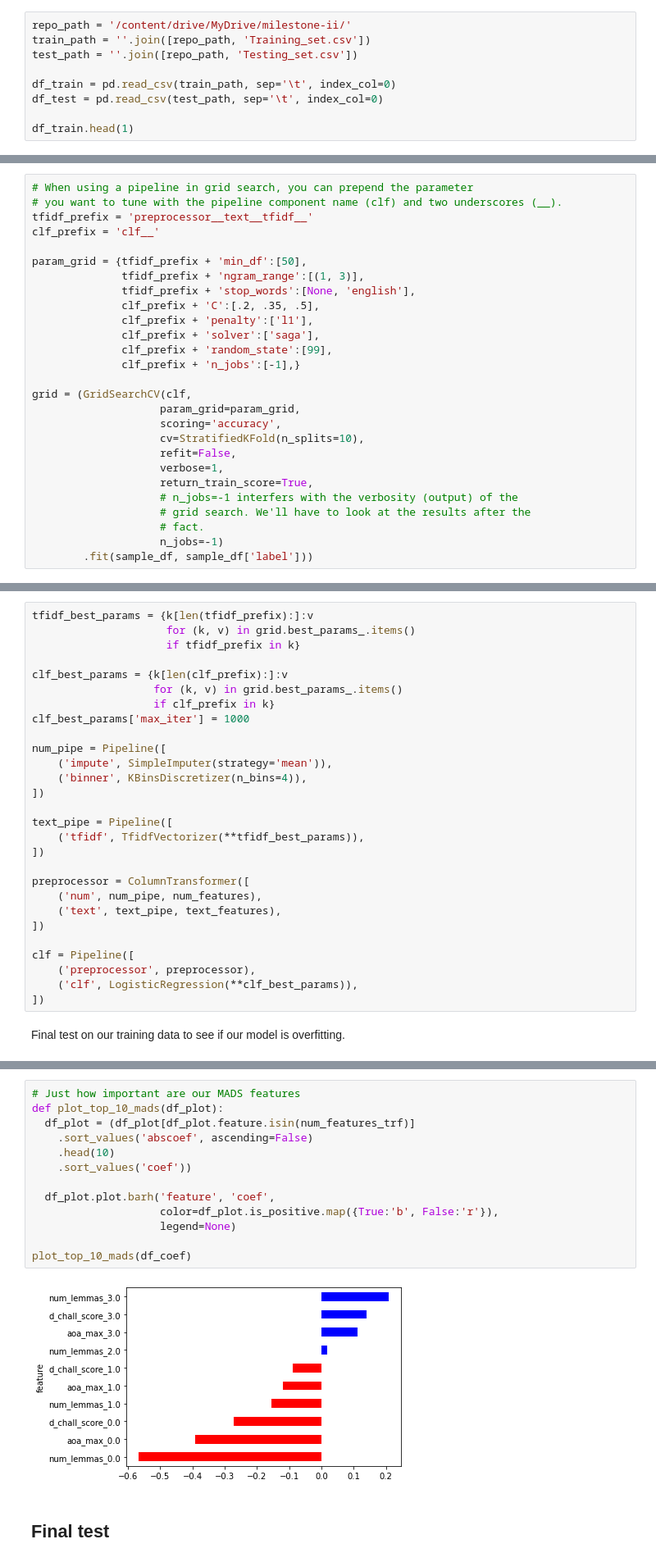
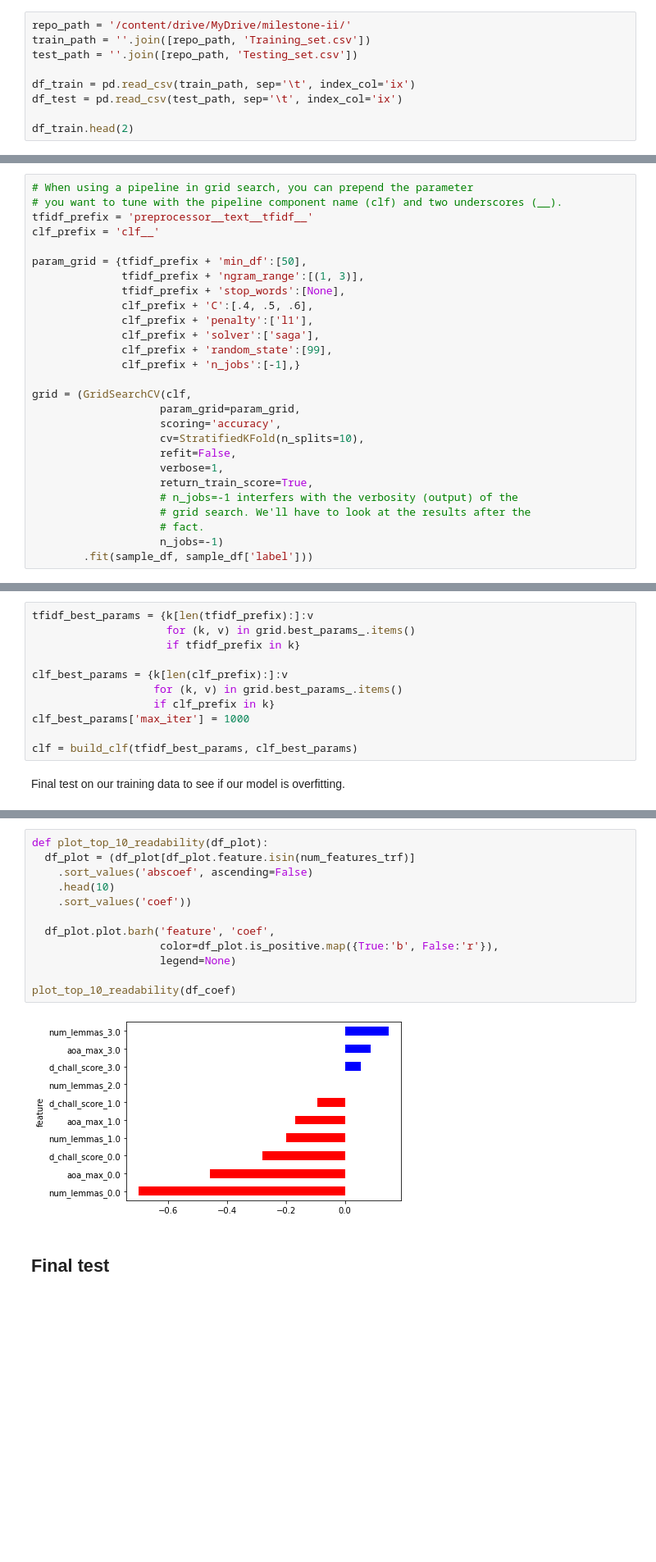
Before and after one commit to Tstrebe2/predicting-text-difficulty, a Jupyter notebook: tim-lr-pipeline.ipynb, the cells around one changed output, grey strips where cells are left out. Shown: that part at 82% size. Saved outputs shown, nothing was run; the diff lists cells and outputs as text; blank space fills up the shorter version.

```diff
--- a/tim-lr-pipeline.ipynb
+++ b/tim-lr-pipeline.ipynb
@@ -24,8 +27,8 @@ repo_path = '/content/drive/MyDrive/milestone-ii/'
 train_path = ''.join([repo_path, 'Training_set.csv'])
 test_path = ''.join([repo_path, 'Testing_set.csv'])
 
-df_train = pd.read_csv(train_path, sep='\t', index_col=0)
-df_test = pd.read_csv(test_path, sep='\t', index_col=0)
+df_train = pd.read_csv(train_path, sep='\t', index_col='ix')
+df_test = pd.read_csv(test_path, sep='\t', index_col='ix')
 
-df_train.head(1)
+df_train.head(2)
 # %% [output]
@@ -70,8 +87,8 @@ clf_prefix = 'clf__'
 
 param_grid = {tfidf_prefix + 'min_df':[50],
               tfidf_prefix + 'ngram_range':[(1, 3)],
-              tfidf_prefix + 'stop_words':[None, 'english'],
-              clf_prefix + 'C':[.2, .35, .5],
+              tfidf_prefix + 'stop_words':[None],
+              clf_prefix + 'C':[.4, .5, .6],
               clf_prefix + 'penalty':['l1'],
               clf_prefix + 'solver':['saga'],
               clf_prefix + 'random_state':[99],
@@ -126,24 +143,7 @@ clf_best_params = {k[len(clf_prefix):]:v
                    if clf_prefix in k}
 clf_best_params['max_iter'] = 1000
 
-num_pipe = Pipeline([
-    ('impute', SimpleImputer(strategy='mean')),
-    ('binner', KBinsDiscretizer(n_bins=4)),
-])
-
-text_pipe = Pipeline([
-    ('tfidf', TfidfVectorizer(**tfidf_best_params)),
-])
-
-preprocessor = ColumnTransformer([
-    ('num', num_pipe, num_features),
-    ('text', text_pipe, text_features),
-])
-
-clf = Pipeline([
-    ('preprocessor', preprocessor),
-    ('clf', LogisticRegression(**clf_best_params)),
-])
+clf = build_clf(tfidf_best_params, clf_best_params)
 # %% [markdown]
 Final test on our training data to see if our model is overfitting.
 # %%
@@ -230,18 +251,17 @@ plot_top_10(df_coef)
 # %%
-# Just how important are our MADS features
-def plot_top_10_mads(df_plot):
+def plot_top_10_readability(df_plot):
   df_plot = (df_plot[df_plot.feature.isin(num_features_trf)]
     .sort_values('abscoef', ascending=False)
     .head(10)
     .sort_values('coef'))
 
   df_plot.plot.barh('feature', 'coef',
                     color=df_plot.is_positive.map({True:'b', False:'r'}),
                     legend=None)
 
-plot_top_10_mads(df_coef)
+plot_top_10_readability(df_coef)
 # %% [output]
-[figure, old version]
+[figure, new version]
 # %% [markdown]
 ## Final test
 # %%
```
Also changed, not shown: parts of 14 cells of this notebook.
